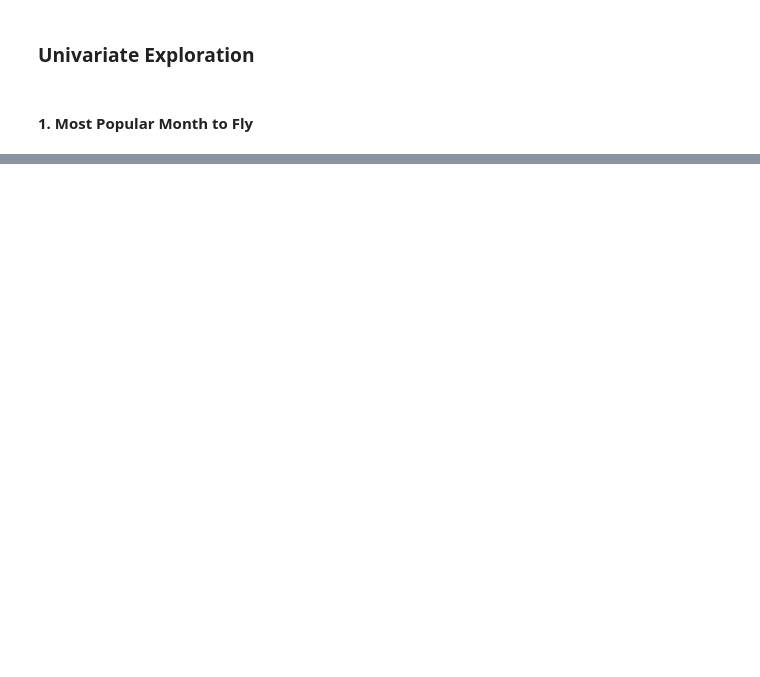
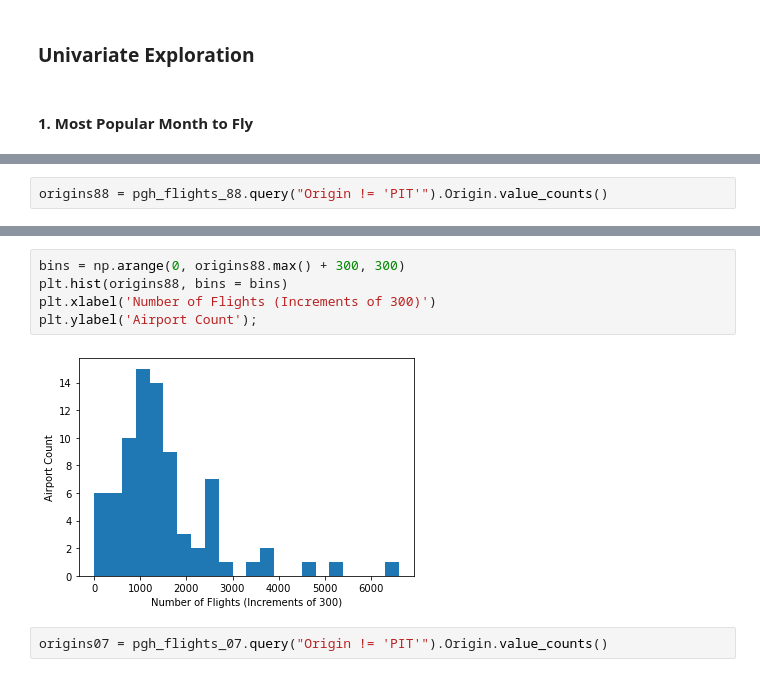
Before and after one commit to Miles-Murphy/vis_final_project, a Jupyter notebook: project_draft.ipynb, the cells around one changed output, grey strips where cells are left out. Drawn from its saved outputs; the diff is of its cells as text; blank space fills up the shorter version.

```diff
--- a/project_draft.ipynb
+++ b/project_draft.ipynb
@@ -623,0 +630,2 @@ g.set_ylim(7000, 9100);
+# %%
+origins88 = pgh_flights_88.query("Origin != 'PIT'").Origin.value_counts()
@@ -623,0 +647,9 @@ g.set_ylim(7000, 9100);
+# %%
+bins = np.arange(0, origins88.max() + 300, 300)
+plt.hist(origins88, bins = bins)
+plt.xlabel('Number of Flights (Increments of 300)')
+plt.ylabel('Airport Count');
+# %% [output]
+[figure, added]
+# %%
+origins07 = pgh_flights_07.query("Origin != 'PIT'").Origin.value_counts()
```
Also changed, not shown: parts of 23 cells of this notebook.
